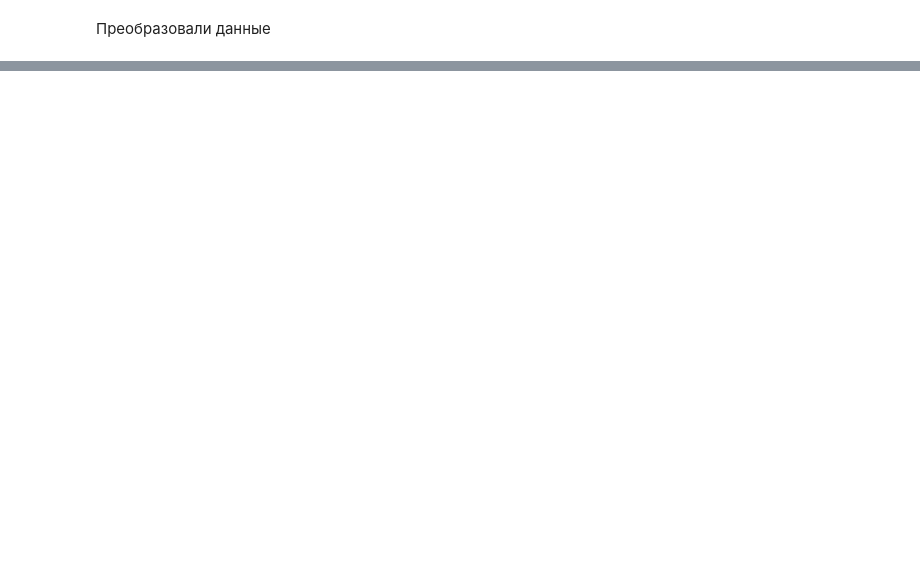
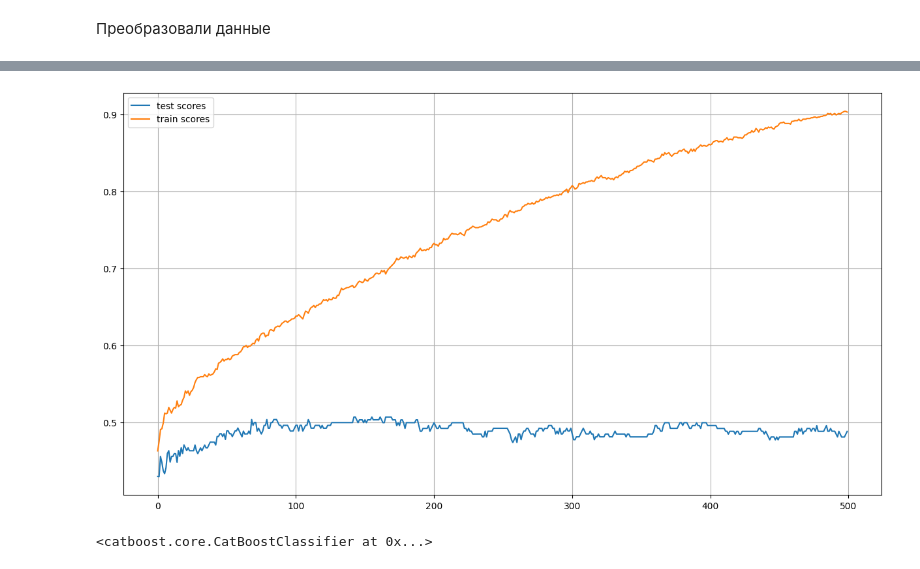
Before and after one commit to daniil-dushenev/soccer_predict, a Jupyter notebook: main.ipynb, the cells around one changed output, grey strips where cells are left out. Saved outputs shown, nothing was run; the diff lists cells and outputs as text; code cells hidden in the pictures; blank space fills up the shorter version.

Commit message:
Add CatBoost

```diff
--- a/main.ipynb
+++ b/main.ipynb
@@ -129,2 +129,4 @@ memory usage: 34.3+ KB
 # %%
-df
+cat_features = ['Day', 'Home', 'Away', 'Referee', 'Month']
+X_train, X_test, y_train, y_test = train_test_split(df.drop('target', axis=1),
+                                                    df['target'], test_size=0.2)
@@ -144,0 +133,21 @@ df
+# %%
+train = Pool(data=X_train,
+             label=y_train,
+             cat_features=cat_features)
+test = Pool(data=X_test,
+             label=y_test,
+             cat_features=cat_features)
+# %%
+iter = 500
+params = {
+    "iterations":iter,
+    "depth": 3,
+    "custom_loss": "Accuracy",
+    "learning_rate": 0.05,
+    "loss_function": "MultiClass",
+    "verbose": False
+}
+scores = cv(train,
+            params,
+           fold_count=5)
+scores
@@ -144,0 +185,16 @@ df
+# %%
+plt.figure(figsize=(15, 8))
+plt.plot(np.arange(iter), scores['test-Accuracy-mean'].values, label='test scores')
+plt.plot(np.arange(iter), scores['train-Accuracy-mean'].values, label='train scores')
+plt.legend()
+plt.grid(True)
+plt.show()
+# %% [output]
+[figure, added]
+# %%
+cb = CatBoostClassifier(iterations=70, depth=3, custom_loss="Accuracy",
+                        learning_rate=0.05, loss_function="MultiClass",
+                        verbose=False)
+cb.fit(train)
+# %% [output]
+<catboost.core.CatBoostClassifier at 0x...>
```
Also changed, not shown: parts of 10 cells of this notebook, 35 other files.
